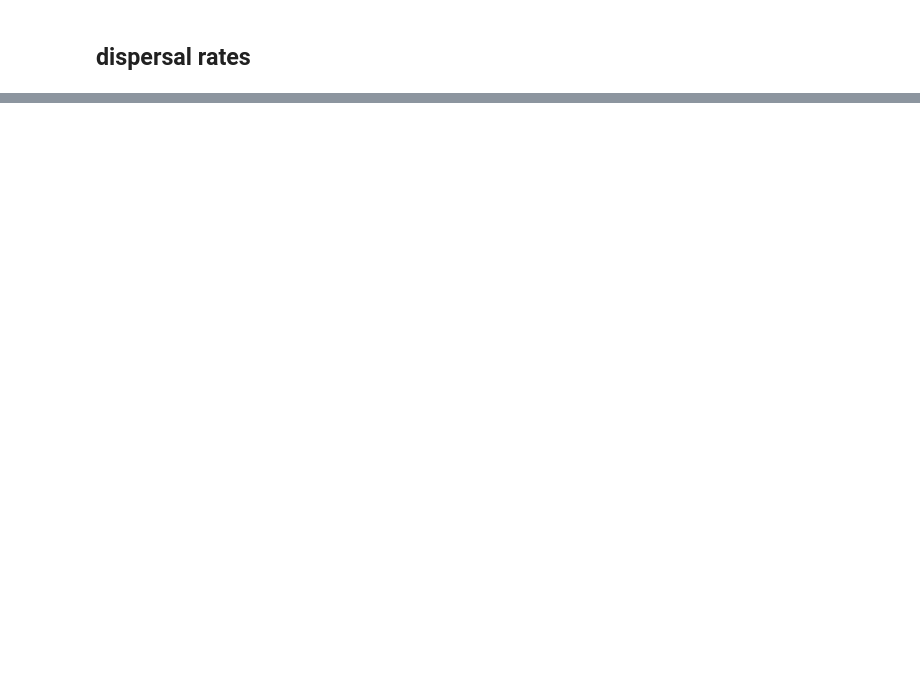
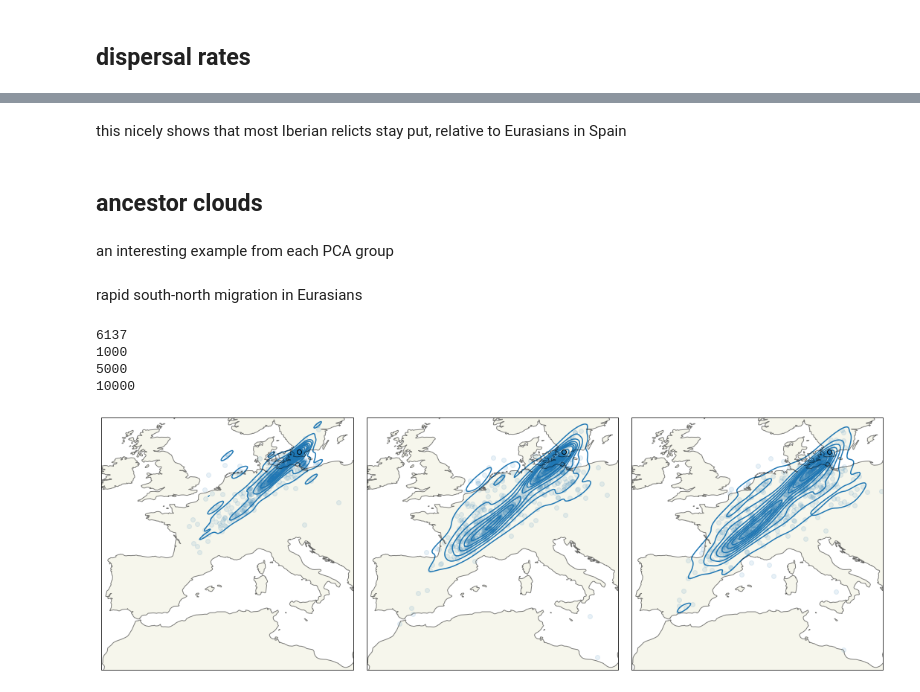
Before and after one commit to mmosmond/sparg-ms, a Jupyter notebook: athaliana/longreads/notebooks/plots.ipynb, the cells around one changed output, grey strips where cells are left out. Cells and saved outputs as stored; diff of their text form; code cells hidden in the pictures; blank space fills up the shorter version.

```diff
--- a/athaliana/longreads/notebooks/plots.ipynb
+++ b/athaliana/longreads/notebooks/plots.ipynb
@@ -129,0 +226,56 @@ plt.show()
+# %% [markdown]
+this nicely shows that most Iberian relicts stay put, relative to Eurasians in Spain
+# %% [markdown]
+## ancestor clouds
+# %%
+cmaps = [plt.cm.Blues, plt.cm.Oranges, plt.cm.Greens] #to roughly align with color scheme above
+
+def ancestor_clouds(sample, extent=None, time_ixs = range(8,11), levels=10, bw_adjust=1, filename=None):
+
+    cmap = cmaps[population_ixs[sample]]
+
+    fig, axs = plt.subplots(1,len(time_ixs),figsize=(5*len(time_ixs), 5),subplot_kw={'projection': ccrs.PlateCarree()})
+
+    print(ids[sample])
+    for ax,time_ix in zip(axs,time_ixs):
+
+        print(int(ancestor_times[time_ix]))
+
+        locs = anc_locs[:,sample,time_ix]
+#         row_mask = (locs != locations[sample]).all(axis=1)
+#         locs = locs[row_mask,:] #exclude subtrees that contain only the sample
+
+        sns.kdeplot(x=locs[:,0], y=locs[:,1], transform=ccrs.PlateCarree(), ax=ax, levels=levels, color=plt.cm.tab10(population_ixs[sample]), bw_adjust=bw_adjust, zorder=0)#fill=True, , cmap=cmap
+        ax.scatter(locs[:,0], locs[:,1], transform=ccrs.PlateCarree(), color=plt.cm.tab10(population_ixs[sample]), alpha=0.1)
+
+        ax.scatter(locations[sample,0], locations[sample,1], transform=ccrs.PlateCarree(), color=plt.cm.tab10(population_ixs[sample]), edgecolor='k')
+#         ax.scatter(locations[:,0], locations[:,1], transform=ccrs.PlateCarree(), color=plt.cm.tab10(population_ixs), alpha=0.1)
+
+#         ax.set_title(int(ancestor_times[time_ix]))
+        ax.coastlines(resolution='50m', alpha=0.5)
+        ax.add_feature(cfeature.LAND, alpha=0.5)
+
+        if extent is not None:
+            ax.set_extent(extent, crs=ccrs.PlateCarree())
+
+    plt.tight_layout()
+
+    if filename is not None:
+        plt.savefig(filename)
+
+    plt.show()
+# %% [markdown]
+an interesting example from each PCA group
+# %% [markdown]
+rapid south-north migration in Eurasians
+# %%
+extent = [-10,20,30,60]
+filename = plotdir + 'sample0-cloud.pdf'
+# filename = None
+ancestor_clouds(0, extent=extent, bw_adjust=0.75, time_ixs = [1,5,10], filename=filename)
+# %% [output]
+6137
+1000
+5000
+10000
+[figure, added]
```
Also changed, not shown: parts of 46 cells of this notebook, 2 other files.
